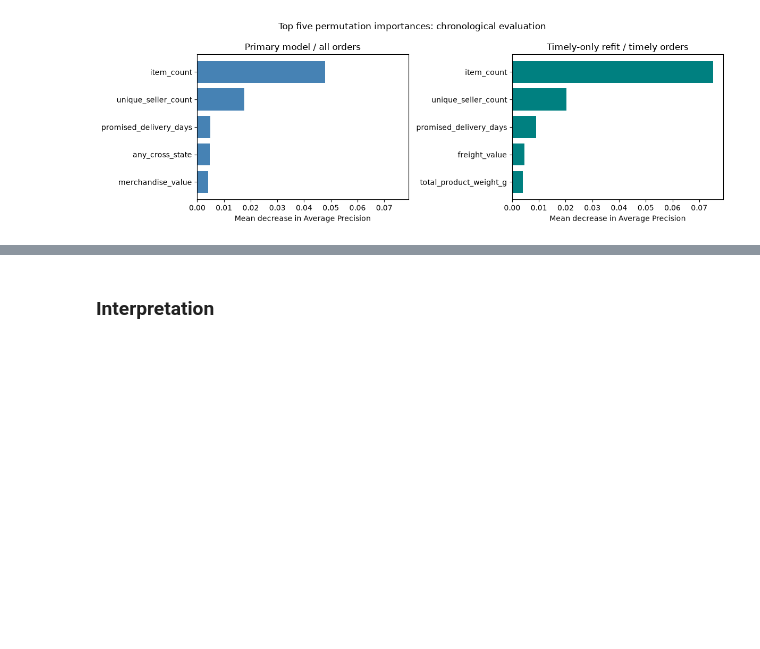
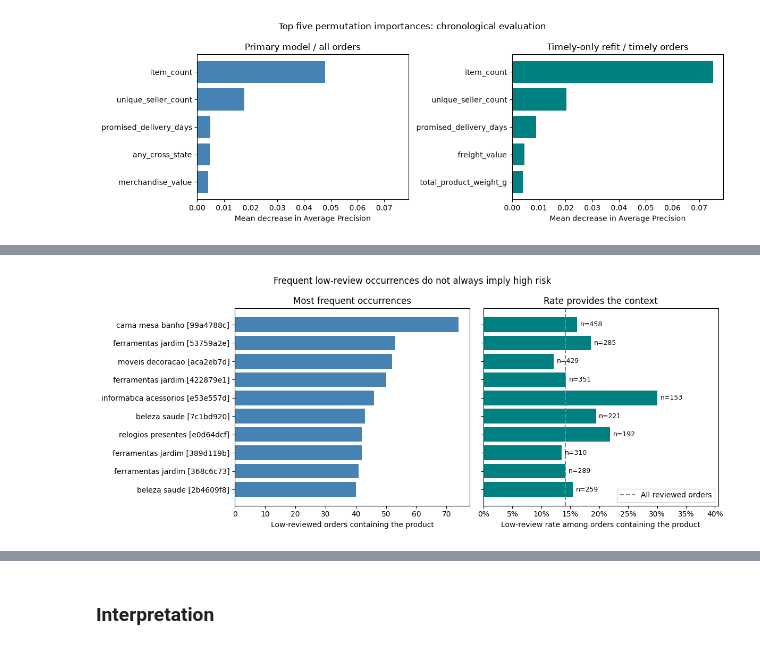
Before and after one commit to asherdata1/supply-chain-decision-support, a Jupyter notebook: 03_final/03_modeling.ipynb, the cells around one changed output, grey strips where cells are left out. Drawn from its saved outputs; the diff is of its cells as text; code cells hidden in the pictures; blank space fills up the shorter version.

```diff
--- a/03_final/03_modeling.ipynb
+++ b/03_final/03_modeling.ipynb
@@ -1287,0 +1511,38 @@ plt.show()
+# %%
+# Distinguish frequent low-review occurrences from elevated review rates.
+product_plot = top_low_review_products.sort_values("low_reviews")
+product_labels = [
+    f"{row.category.replace('_', ' ')} [{product_id[:8]}]"
+    for product_id, row in product_plot.iterrows()
+]
+y_positions = np.arange(len(product_plot))
+
+fig, axes = plt.subplots(1, 2, figsize=(12, 5), sharey=True)
+axes[0].barh(y_positions, product_plot["low_reviews"], color="steelblue")
+axes[0].set_yticks(y_positions, labels=product_labels)
+axes[0].set_xlabel("Low-reviewed orders containing the product")
+axes[0].set_title("Most frequent occurrences")
+
+bars = axes[1].barh(y_positions, product_plot["low_review_rate"], color="teal")
+axes[1].bar_label(
+    bars,
+    labels=[f"n={count}" for count in product_plot["reviewed_orders"]],
+    padding=4,
+    fontsize=9,
+)
+axes[1].axvline(
+    basket_orders["low_review"].mean(),
+    color="gray",
+    linestyle="--",
+    label="All reviewed orders",
+)
+axes[1].xaxis.set_major_formatter(plt.FuncFormatter(lambda x, _: f"{x:.0%}"))
+axes[1].set_xlim(0, product_plot["low_review_rate"].max() * 1.35)
+axes[1].set_xlabel("Low-review rate among orders containing the product")
+axes[1].set_title("Rate provides the context")
+axes[1].legend(loc="lower right")
+fig.suptitle("Frequent low-review occurrences do not always imply high risk")
+plt.tight_layout()
+plt.show()
+# %% [output]
+[figure, added]
```
Also changed, not shown: parts of 8 cells of this notebook.
